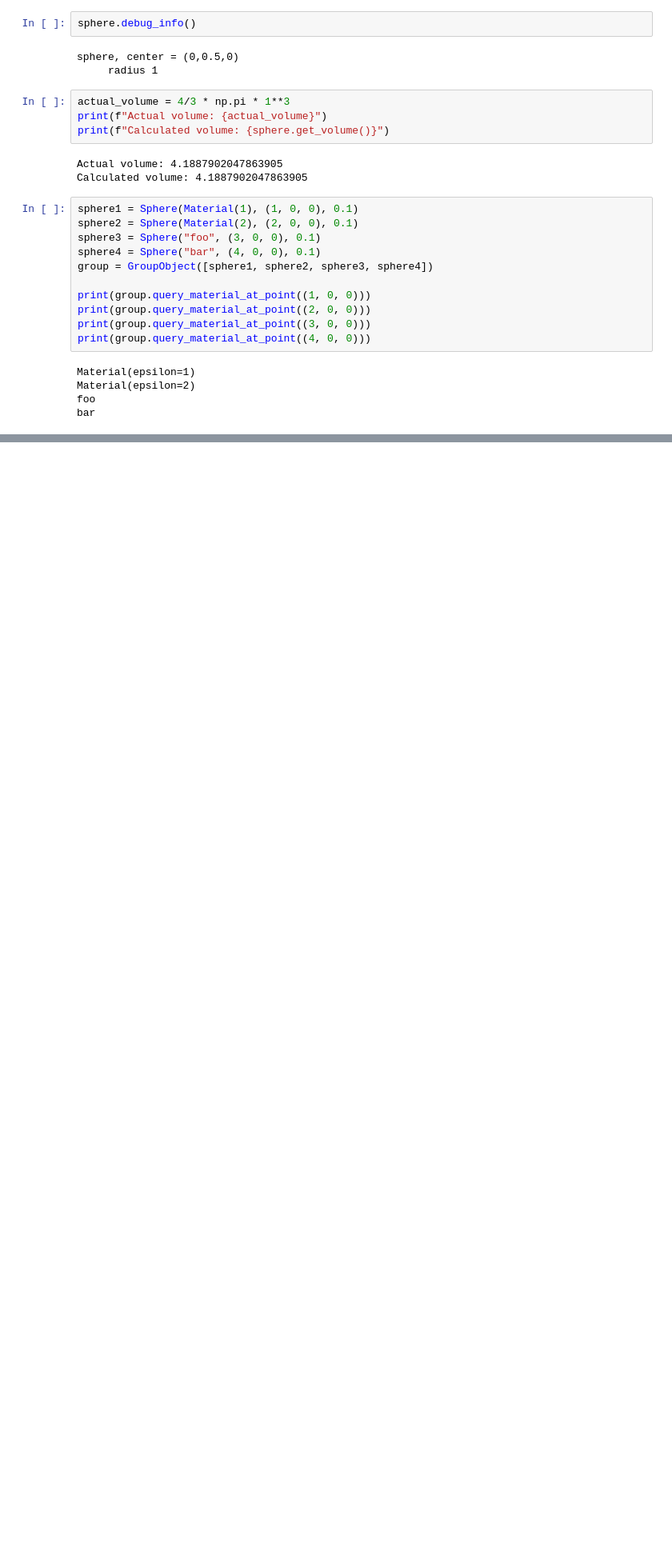
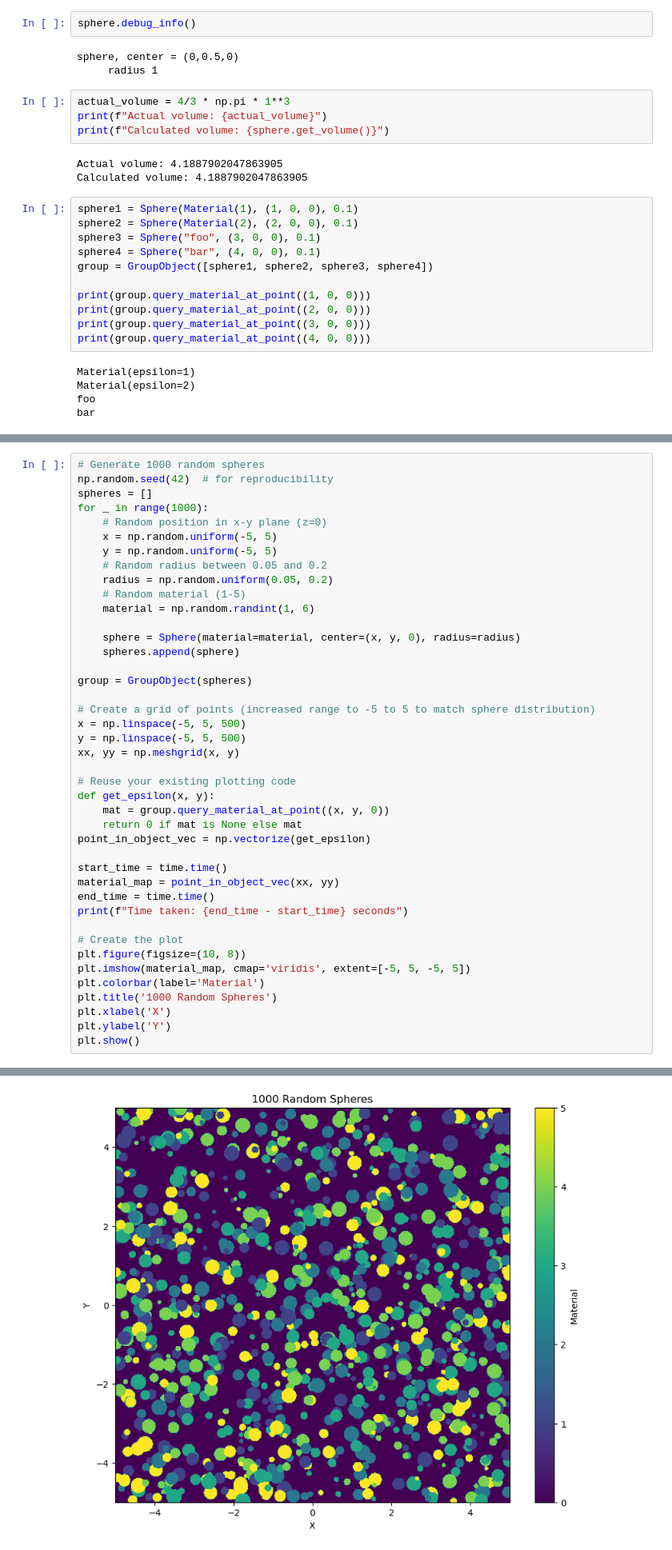
Before and after one commit to NanoComp/libctl, a Jupyter notebook: swig/test.ipynb, the cells around one changed output, grey strips where cells are left out. Shown: that part at 80% size. Saved outputs shown, nothing was run; the diff lists cells and outputs as text; blank space fills up the shorter version.

```diff
--- a/swig/test.ipynb
+++ b/swig/test.ipynb
@@ -71,0 +79,43 @@ plt.show()
+# %%
+# Generate 1000 random spheres
+np.random.seed(42)  # for reproducibility
+spheres = []
+for _ in range(1000):
+    # Random position in x-y plane (z=0)
+    x = np.random.uniform(-5, 5)
+    y = np.random.uniform(-5, 5)
+    # Random radius between 0.05 and 0.2
+    radius = np.random.uniform(0.05, 0.2)
+    # Random material (1-5)
+    material = np.random.randint(1, 6)
+
+    sphere = Sphere(material=material, center=(x, y, 0), radius=radius)
+    spheres.append(sphere)
+
+group = GroupObject(spheres)
+
+# Create a grid of points (increased range to -5 to 5 to match sphere distribution)
+x = np.linspace(-5, 5, 500)
+y = np.linspace(-5, 5, 500)
+xx, yy = np.meshgrid(x, y)
+
+# Reuse your existing plotting code
+def get_epsilon(x, y):
+    mat = group.query_material_at_point((x, y, 0))
+    return 0 if mat is None else mat
+point_in_object_vec = np.vectorize(get_epsilon)
+
+start_time = time.time()
+material_map = point_in_object_vec(xx, yy)
+end_time = time.time()
+print(f"Time taken: {end_time - start_time} seconds")
+
+# Create the plot
+plt.figure(figsize=(10, 8))
+plt.imshow(material_map, cmap='viridis', extent=[-5, 5, -5, 5])
+plt.colorbar(label='Material')
+plt.title('1000 Random Spheres')
+plt.xlabel('X')
+plt.ylabel('Y')
+plt.show()
+# %% [output]
@@ -71,0 +123 @@ plt.show()
+[figure, added]
```
Also changed, not shown: parts of 2 cells of this notebook.
